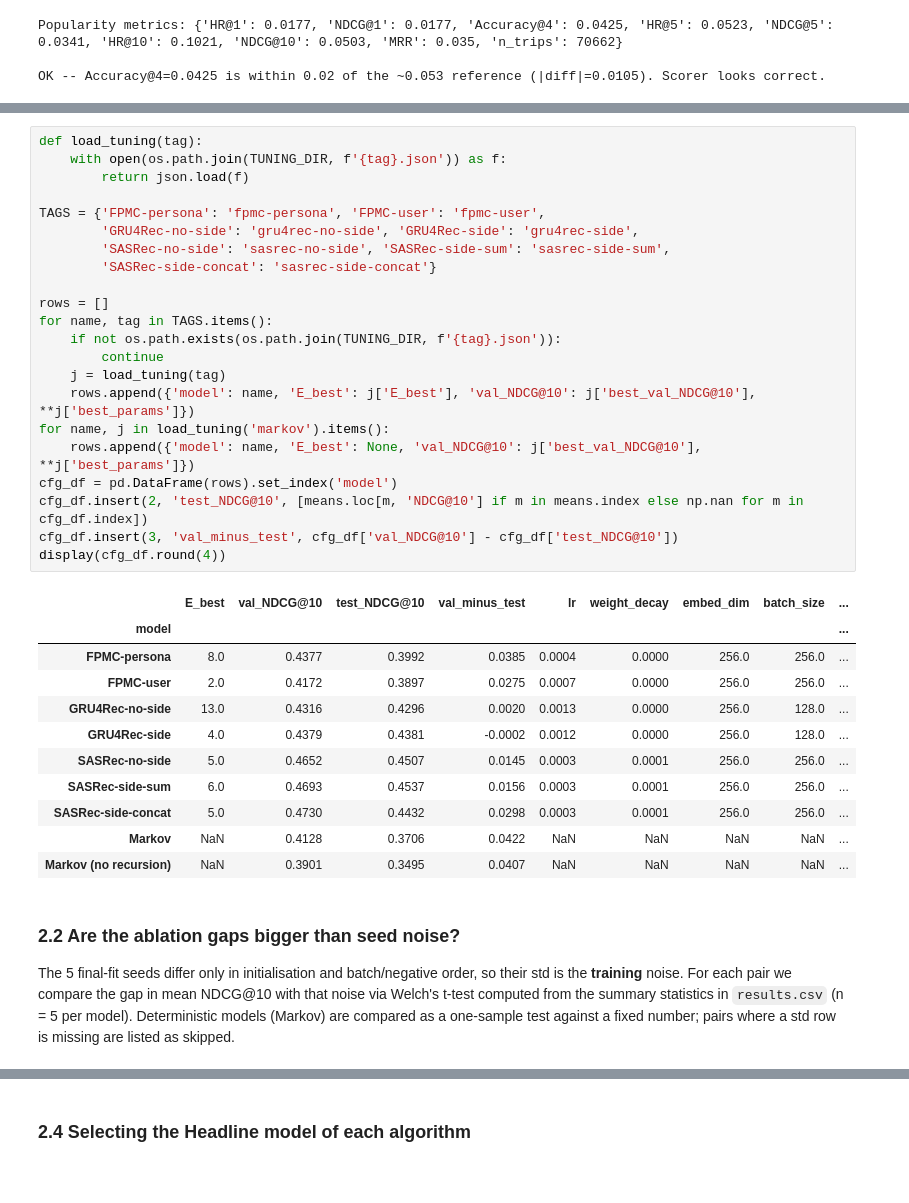
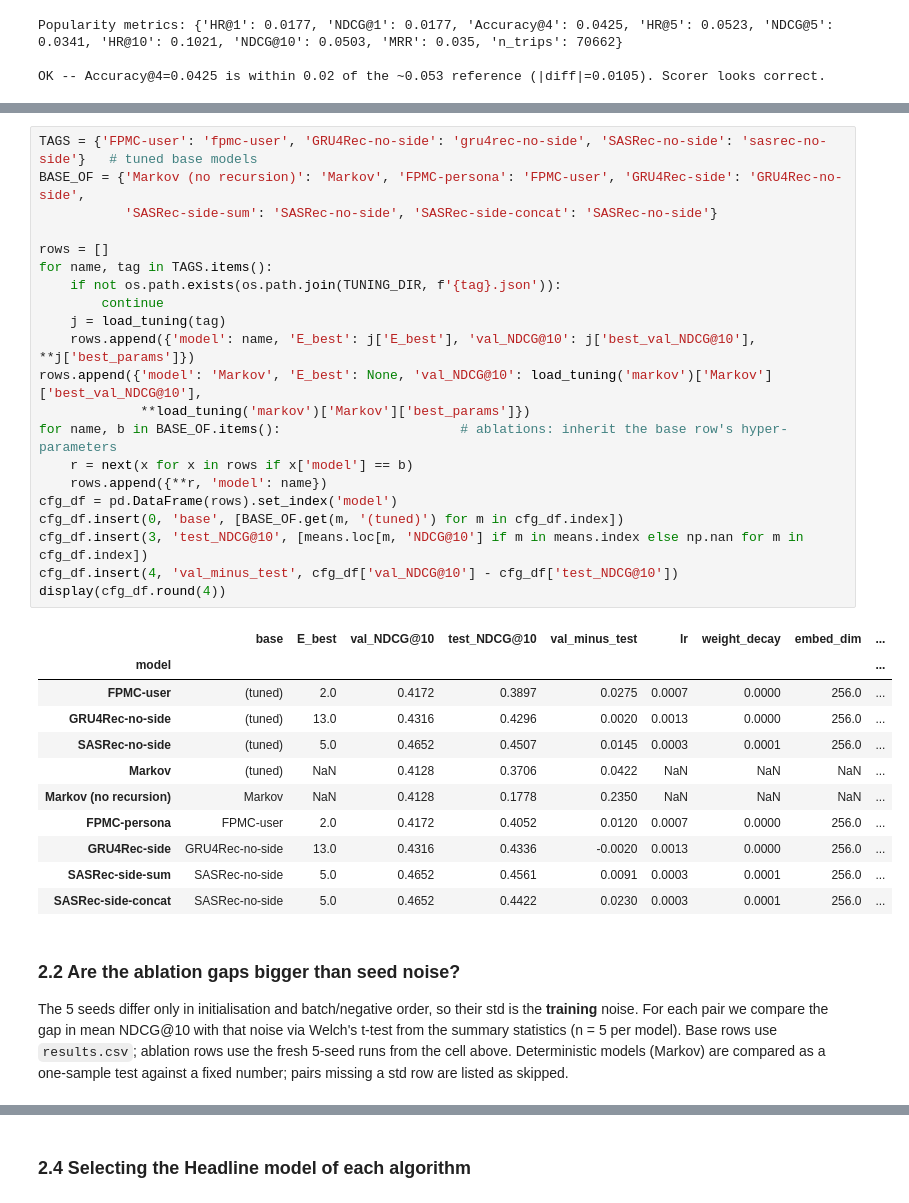
Before and after one commit to itzameenz/SC4020-PROJECT1, a Jupyter notebook: notebooks/07_comparison.ipynb, the cells around one changed output, grey strips where cells are left out. Cells and saved outputs as stored; diff of their text form.

```diff
--- a/notebooks/07_comparison.ipynb
+++ b/notebooks/07_comparison.ipynb
@@ -223,44 +291,43 @@ match in absolute terms. What matters is whether they **rank the variants the sa
 # %%
-def load_tuning(tag):
-    with open(os.path.join(TUNING_DIR, f'{tag}.json')) as f:
-        return json.load(f)
-
-TAGS = {'FPMC-persona': 'fpmc-persona', 'FPMC-user': 'fpmc-user',
-        'GRU4Rec-no-side': 'gru4rec-no-side', 'GRU4Rec-side': 'gru4rec-side',
-        'SASRec-no-side': 'sasrec-no-side', 'SASRec-side-sum': 'sasrec-side-sum',
-        'SASRec-side-concat': 'sasrec-side-concat'}
+TAGS = {'FPMC-user': 'fpmc-user', 'GRU4Rec-no-side': 'gru4rec-no-side', 'SASRec-no-side': 'sasrec-no-side'}   # tuned base models
+BASE_OF = {'Markov (no recursion)': 'Markov', 'FPMC-persona': 'FPMC-user', 'GRU4Rec-side': 'GRU4Rec-no-side',
+           'SASRec-side-sum': 'SASRec-no-side', 'SASRec-side-concat': 'SASRec-no-side'}
 
 rows = []
 for name, tag in TAGS.items():
     if not os.path.exists(os.path.join(TUNING_DIR, f'{tag}.json')):
         continue
     j = load_tuning(tag)
     rows.append({'model': name, 'E_best': j['E_best'], 'val_NDCG@10': j['best_val_NDCG@10'], **j['best_params']})
-for name, j in load_tuning('markov').items():
-    rows.append({'model': name, 'E_best': None, 'val_NDCG@10': j['best_val_NDCG@10'], **j['best_params']})
+rows.append({'model': 'Markov', 'E_best': None, 'val_NDCG@10': load_tuning('markov')['Markov']['best_val_NDCG@10'],
+             **load_tuning('markov')['Markov']['best_params']})
+for name, b in BASE_OF.items():                       # ablations: inherit the base row's hyper-parameters
+    r = next(x for x in rows if x['model'] == b)
+    rows.append({**r, 'model': name})
 cfg_df = pd.DataFrame(rows).set_index('model')
-cfg_df.insert(2, 'test_NDCG@10', [means.loc[m, 'NDCG@10'] if m in means.index else np.nan for m in cfg_df.index])
-cfg_df.insert(3, 'val_minus_test', cfg_df['val_NDCG@10'] - cfg_df['test_NDCG@10'])
+cfg_df.insert(0, 'base', [BASE_OF.get(m, '(tuned)') for m in cfg_df.index])
+cfg_df.insert(3, 'test_NDCG@10', [means.loc[m, 'NDCG@10'] if m in means.index else np.nan for m in cfg_df.index])
+cfg_df.insert(4, 'val_minus_test', cfg_df['val_NDCG@10'] - cfg_df['test_NDCG@10'])
 display(cfg_df.round(4))
 # %% [output]
-|  | E_best | val_NDCG@10 | test_NDCG@10 | val_minus_test | lr | weight_decay | embed_dim | batch_size | ... |
+|  | base | E_best | val_NDCG@10 | test_NDCG@10 | val_minus_test | lr | weight_decay | embed_dim | ... |
 | model |  |  |  |  |  |  |  |  | ... |
-| FPMC-persona | 8.0 | 0.4377 | 0.3992 | 0.0385 | 0.0004 | 0.0000 | 256.0 | 256.0 | ... |
-| FPMC-user | 2.0 | 0.4172 | 0.3897 | 0.0275 | 0.0007 | 0.0000 | 256.0 | 256.0 | ... |
-| GRU4Rec-no-side | 13.0 | 0.4316 | 0.4296 | 0.0020 | 0.0013 | 0.0000 | 256.0 | 128.0 | ... |
-| GRU4Rec-side | 4.0 | 0.4379 | 0.4381 | -0.0002 | 0.0012 | 0.0000 | 256.0 | 128.0 | ... |
-| SASRec-no-side | 5.0 | 0.4652 | 0.4507 | 0.0145 | 0.0003 | 0.0001 | 256.0 | 256.0 | ... |
-| SASRec-side-sum | 6.0 | 0.4693 | 0.4537 | 0.0156 | 0.0003 | 0.0001 | 256.0 | 256.0 | ... |
-| SASRec-side-concat | 5.0 | 0.4730 | 0.4432 | 0.0298 | 0.0003 | 0.0001 | 256.0 | 256.0 | ... |
-| Markov | NaN | 0.4128 | 0.3706 | 0.0422 | NaN | NaN | NaN | NaN | ... |
-| Markov (no recursion) | NaN | 0.3901 | 0.3495 | 0.0407 | NaN | NaN | NaN | NaN | ... |
+| FPMC-user | (tuned) | 2.0 | 0.4172 | 0.3897 | 0.0275 | 0.0007 | 0.0000 | 256.0 | ... |
+| GRU4Rec-no-side | (tuned) | 13.0 | 0.4316 | 0.4296 | 0.0020 | 0.0013 | 0.0000 | 256.0 | ... |
+| SASRec-no-side | (tuned) | 5.0 | 0.4652 | 0.4507 | 0.0145 | 0.0003 | 0.0001 | 256.0 | ... |
+| Markov | (tuned) | NaN | 0.4128 | 0.3706 | 0.0422 | NaN | NaN | NaN | ... |
+| Markov (no recursion) | Markov | NaN | 0.4128 | 0.1778 | 0.2350 | NaN | NaN | NaN | ... |
+| FPMC-persona | FPMC-user | 2.0 | 0.4172 | 0.4052 | 0.0120 | 0.0007 | 0.0000 | 256.0 | ... |
+| GRU4Rec-side | GRU4Rec-no-side | 13.0 | 0.4316 | 0.4336 | -0.0020 | 0.0013 | 0.0000 | 256.0 | ... |
+| SASRec-side-sum | SASRec-no-side | 5.0 | 0.4652 | 0.4561 | 0.0091 | 0.0003 | 0.0001 | 256.0 | ... |
+| SASRec-side-concat | SASRec-no-side | 5.0 | 0.4652 | 0.4422 | 0.0230 | 0.0003 | 0.0001 | 256.0 | ... |
 # %% [markdown]
 ### 2.2 Are the ablation gaps bigger than seed noise?
 
-The 5 final-fit seeds differ only in initialisation and batch/negative order, so their std is the **training**
-noise. For each pair we compare the gap in mean NDCG@10 with that noise via Welch's t-test computed from the summary
-statistics in `results.csv` (n = 5 per model). Deterministic models (Markov) are compared as a one-sample test
-against a fixed number; pairs where a std row is missing are listed as skipped.
+The 5 seeds differ only in initialisation and batch/negative order, so their std is the **training** noise. For each
+pair we compare the gap in mean NDCG@10 with that noise via Welch's t-test from the summary statistics (n = 5 per
+model). Base rows use `results.csv`; ablation rows use the fresh 5-seed runs from the cell above. Deterministic models
+(Markov) are compared as a one-sample test against a fixed number; pairs missing a std row are listed as skipped.
 # %%
 from math import sqrt
 try:
```
Also changed, not shown: parts of 12 cells of this notebook, 5 other files.
